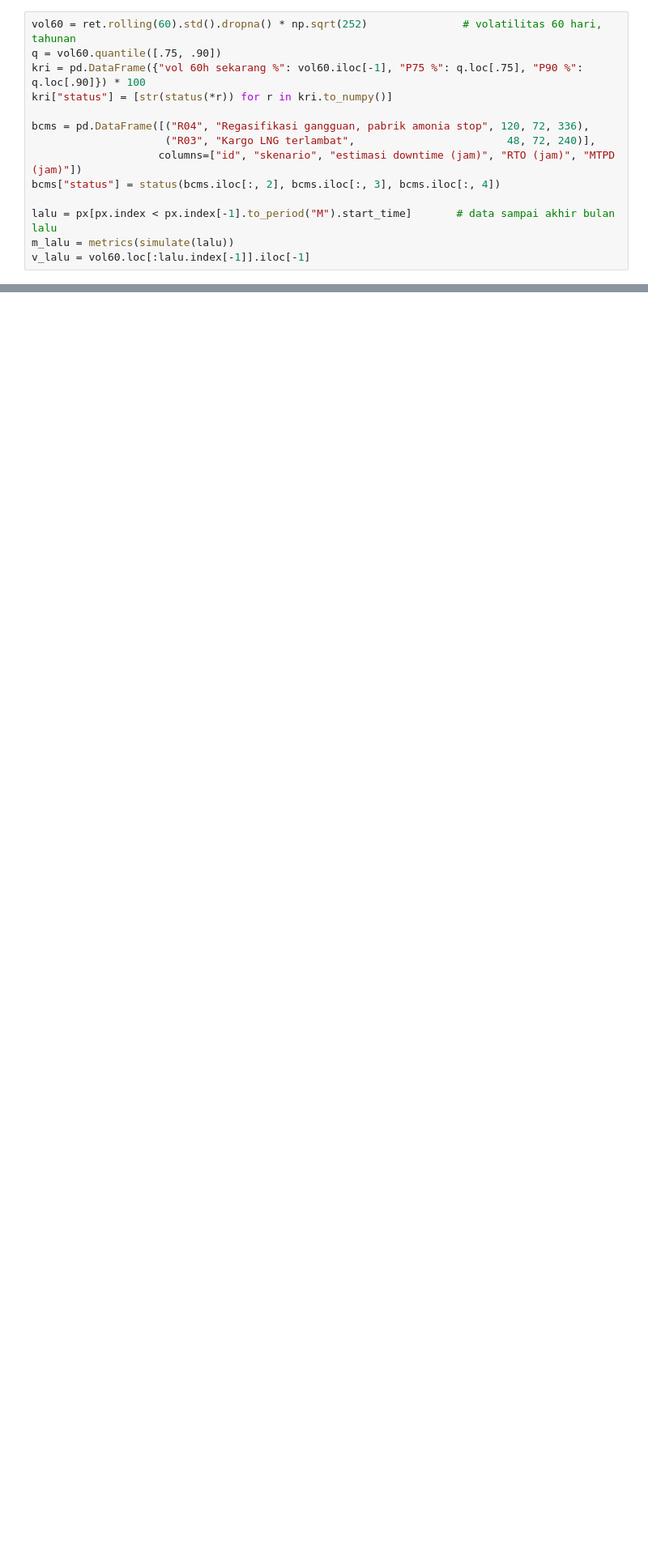
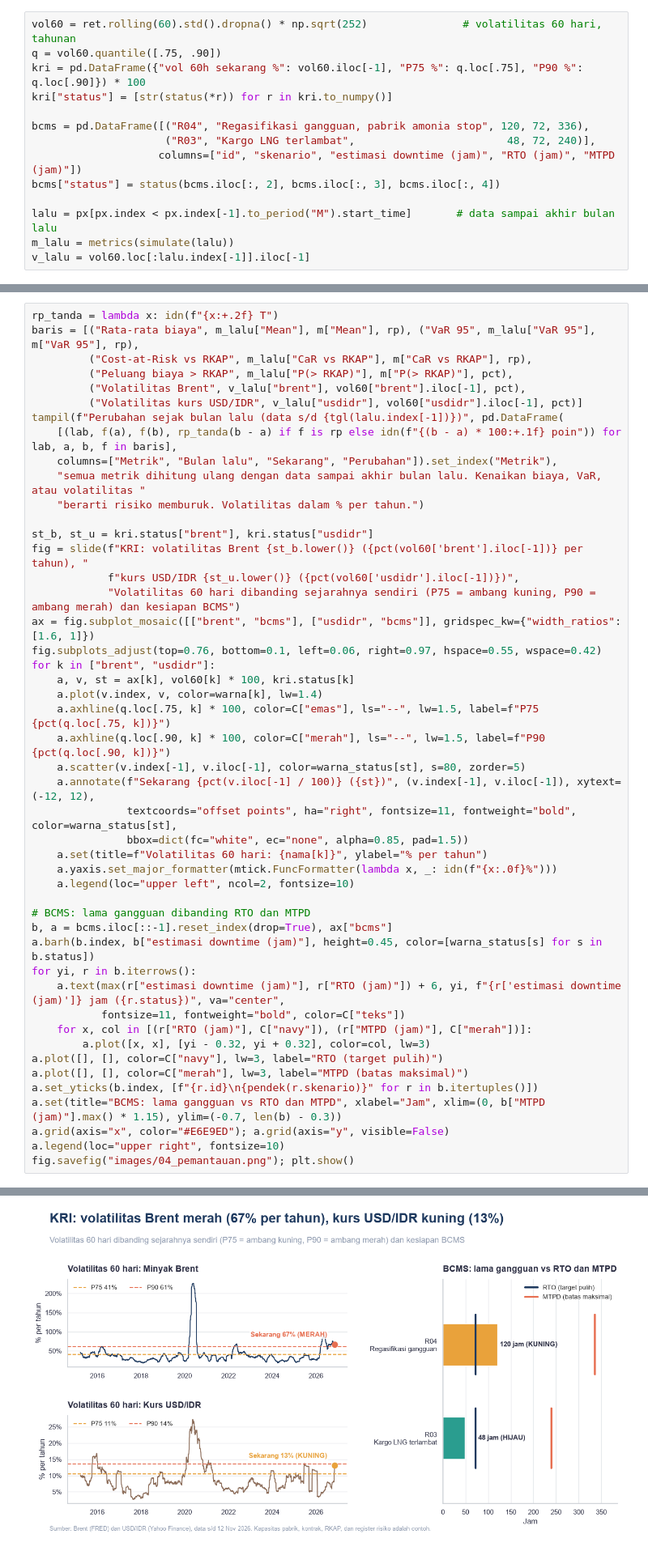
Before and after one commit to aldo02032004/lng-supply-risk-analysis, a Jupyter notebook: lng_supply_risk_analysis.ipynb, the cells around one changed output, grey strips where cells are left out. Shown at 81% size. Saved outputs shown, nothing was run; the diff lists cells and outputs as text; blank space fills up the shorter version.

```diff
--- a/lng_supply_risk_analysis.ipynb
+++ b/lng_supply_risk_analysis.ipynb
@@ -483,0 +442,48 @@ To adapt this notebook to another commodity or industry, see the *Adapting to an
+# %%
+rp_tanda = lambda x: idn(f"{x:+.2f} T")
+baris = [("Rata-rata biaya", m_lalu["Mean"], m["Mean"], rp), ("VaR 95", m_lalu["VaR 95"], m["VaR 95"], rp),
+         ("Cost-at-Risk vs RKAP", m_lalu["CaR vs RKAP"], m["CaR vs RKAP"], rp),
+         ("Peluang biaya > RKAP", m_lalu["P(> RKAP)"], m["P(> RKAP)"], pct),
+         ("Volatilitas Brent", v_lalu["brent"], vol60["brent"].iloc[-1], pct),
+         ("Volatilitas kurs USD/IDR", v_lalu["usdidr"], vol60["usdidr"].iloc[-1], pct)]
+tampil(f"Perubahan sejak bulan lalu (data s/d {tgl(lalu.index[-1])})", pd.DataFrame(
+    [(lab, f(a), f(b), rp_tanda(b - a) if f is rp else idn(f"{(b - a) * 100:+.1f} poin")) for lab, a, b, f in baris],
+    columns=["Metrik", "Bulan lalu", "Sekarang", "Perubahan"]).set_index("Metrik"),
+    "semua metrik dihitung ulang dengan data sampai akhir bulan lalu. Kenaikan biaya, VaR, atau volatilitas "
+    "berarti risiko memburuk. Volatilitas dalam % per tahun.")
+
+st_b, st_u = kri.status["brent"], kri.status["usdidr"]
+fig = slide(f"KRI: volatilitas Brent {st_b.lower()} ({pct(vol60['brent'].iloc[-1])} per tahun), "
+            f"kurs USD/IDR {st_u.lower()} ({pct(vol60['usdidr'].iloc[-1])})",
+            "Volatilitas 60 hari dibanding sejarahnya sendiri (P75 = ambang kuning, P90 = ambang merah) dan kesiapan BCMS")
+ax = fig.subplot_mosaic([["brent", "bcms"], ["usdidr", "bcms"]], gridspec_kw={"width_ratios": [1.6, 1]})
+fig.subplots_adjust(top=0.76, bottom=0.1, left=0.06, right=0.97, hspace=0.55, wspace=0.42)
+for k in ["brent", "usdidr"]:
+    a, v, st = ax[k], vol60[k] * 100, kri.status[k]
+    a.plot(v.index, v, color=warna[k], lw=1.4)
+    a.axhline(q.loc[.75, k] * 100, color=C["emas"], ls="--", lw=1.5, label=f"P75 {pct(q.loc[.75, k])}")
+    a.axhline(q.loc[.90, k] * 100, color=C["merah"], ls="--", lw=1.5, label=f"P90 {pct(q.loc[.90, k])}")
+    a.scatter(v.index[-1], v.iloc[-1], color=warna_status[st], s=80, zorder=5)
+    a.annotate(f"Sekarang {pct(v.iloc[-1] / 100)} ({st})", (v.index[-1], v.iloc[-1]), xytext=(-12, 12),
+               textcoords="offset points", ha="right", fontsize=11, fontweight="bold", color=warna_status[st],
+               bbox=dict(fc="white", ec="none", alpha=0.85, pad=1.5))
+    a.set(title=f"Volatilitas 60 hari: {nama[k]}", ylabel="% per tahun")
+    a.yaxis.set_major_formatter(mtick.FuncFormatter(lambda x, _: idn(f"{x:.0f}%")))
+    a.legend(loc="upper left", ncol=2, fontsize=10)
+
+# BCMS: lama gangguan dibanding RTO dan MTPD
+b, a = bcms.iloc[::-1].reset_index(drop=True), ax["bcms"]
+a.barh(b.index, b["estimasi downtime (jam)"], height=0.45, color=[warna_status[s] for s in b.status])
+for yi, r in b.iterrows():
+    a.text(max(r["estimasi downtime (jam)"], r["RTO (jam)"]) + 6, yi, f"{r['estimasi downtime (jam)']} jam ({r.status})", va="center",
+           fontsize=11, fontweight="bold", color=C["teks"])
+    for x, col in [(r["RTO (jam)"], C["navy"]), (r["MTPD (jam)"], C["merah"])]:
+        a.plot([x, x], [yi - 0.32, yi + 0.32], color=col, lw=3)
+a.plot([], [], color=C["navy"], lw=3, label="RTO (target pulih)")
+a.plot([], [], color=C["merah"], lw=3, label="MTPD (batas maksimal)")
+a.set_yticks(b.index, [f"{r.id}\n{pendek(r.skenario)}" for r in b.itertuples()])
+a.set(title="BCMS: lama gangguan vs RTO dan MTPD", xlabel="Jam", xlim=(0, b["MTPD (jam)"].max() * 1.15), ylim=(-0.7, len(b) - 0.3))
+a.grid(axis="x", color="#E6E9ED"); a.grid(axis="y", visible=False)
+a.legend(loc="upper right", fontsize=10)
+fig.savefig("images/04_pemantauan.png"); plt.show()
+# %% [output]
@@ -483,0 +500 @@ To adapt this notebook to another commodity or industry, see the *Adapting to an
+[figure, added]
```
Also changed, not shown: parts of 42 cells of this notebook, 13 other files.
